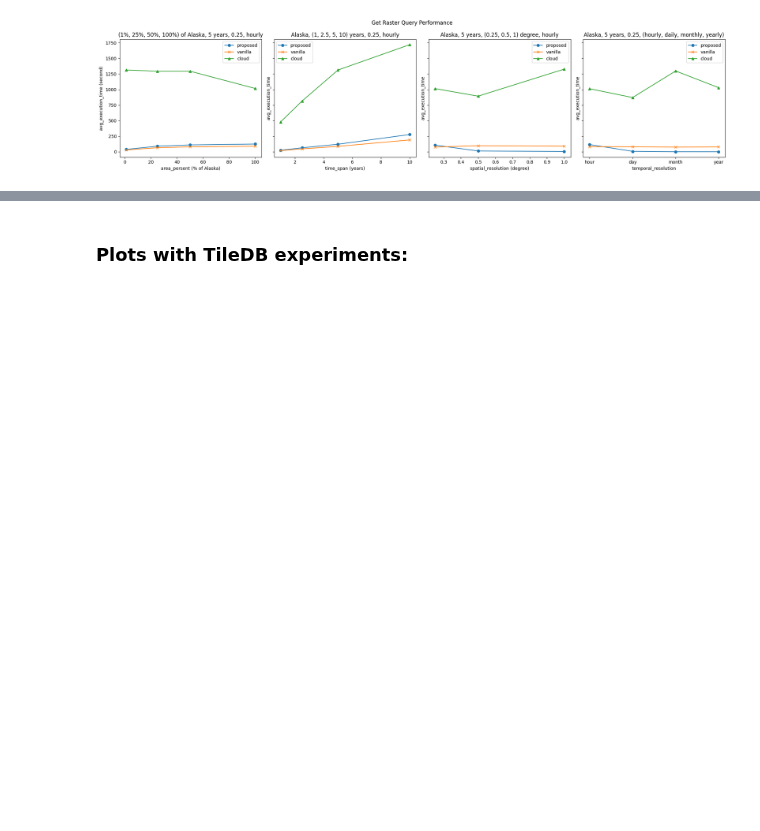
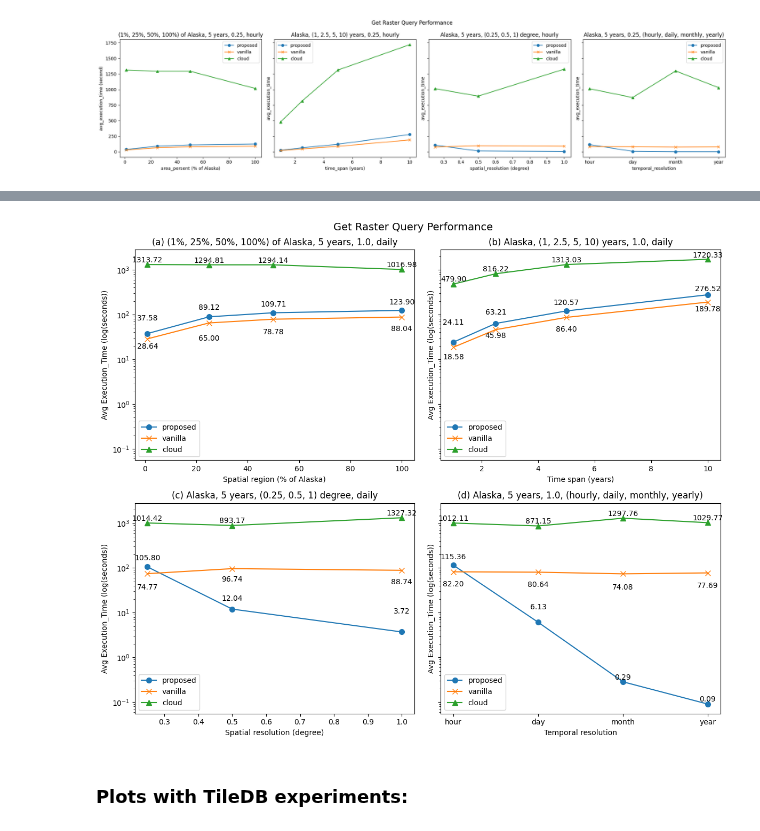
Before and after one commit to iharp3/experiment-kit, a Jupyter notebook: experiment/results/plot.ipynb, the cells around one changed output, grey strips where cells are left out. Drawn from its saved outputs; the diff is of its cells as text; code cells hidden in the pictures; blank space fills up the shorter version.

```diff
--- a/experiment/results/plot.ipynb
+++ b/experiment/results/plot.ipynb
@@ -130,3 +170,80 @@ plt.show()
+# %%
+# Log scale
+
+import matplotlib.pyplot as plt
+
+# Create a 2x2 subplot
+fig, axs = plt.subplots(2, 2, figsize=(12, 10), sharey=True)
+
+# Define subplot titles with subtitles (a, b, c, d)
+titles = [
+    "(a) (1%, 25%, 50%, 100%) of Alaska, 5 years, 1.0, daily",
+    "(b) Alaska, (1, 2.5, 5, 10) years, 1.0, daily",
+    "(c) Alaska, 5 years, (0.25, 0.5, 1) degree, daily",
+    "(d) Alaska, 5 years, 1.0, (hourly, daily, monthly, yearly)"
+]
+
+# Data categories and x labels
+categories = ["changing_area", "changing_time", "changing_spatial_res", "changing_temporal_res"]
+# x_labels = ["area_persent (% of Alaska)", "time_span (years)", "spatial_resolution (degree)", "temporal_resolution"]
+x_labels = ["Spatial region (% of Alaska)", "Time span (years)", "Spatial resolution (degree)", "Temporal resolution"]
+
+marker_size = 7
+fs = 10
+
+# Flatten axs array for easier indexing
+axs = axs.flatten()
+
+# Plot each category with correct x-axis values
+for i, (category, xlabel) in enumerate(zip(categories, x_labels)):
+    df_proposed_cat = df_proposed[df_proposed["category"] == category]
+    df_vanilla_cat = df_vanilla[df_vanilla["category"] == category]
+    df_cloud_cat = df_cloud[df_cloud["category"] == category]
+
+    if category == "changing_area":
+        x_col = "area_persent"
+    elif category == "changing_time":
+        x_col = "time_span"
+    elif category == "changing_spatial_res":
+        x_col = "spatial_resolution"
+    else:  # "changing_temporal_res"
+        x_col = "temporal_resolution"
+
+    axs[i].set_yscale("log")  # Set y-axis to logarithmic scale
+
+    for df, label, marker in zip([df_proposed_cat, df_vanilla_cat, df_cloud_cat],
+                                  ["proposed", "vanilla", "cloud"],
+                                  ["o", "x", "^"]):
+        axs[i].plot(df[x_col], df["avg_execution_time"], label=label, marker=marker, ms=marker_size)
+        if label == "cloud":
+            for x, y in zip(df[x_col], df["avg_execution_time"]):
+                axs[i].text(x, y+30, f"{y:.2f}", fontsize=fs, ha='center', va='bottom')  # Annotate points with execution time
+        elif label == "vanilla":
+            for x, y in zip(df[x_col], df["avg_execution_time"]):
+                if y < 50:
+                    axs[i].text(x, y-5, f"{y:.2f}", fontsize=fs, ha='center', va='top')
+                else:
+                    axs[i].text(x, y-30, f"{y:.2f}", fontsize =fs, ha='center', va='top')
+        else:
+            for x, y in zip(df[x_col], df["avg_execution_time"]):
+                if y < 1:
+                    axs[i].text(x, y+0.005, f"{y:.2f}", fontsize=fs, ha='center', va='bottom')
+                elif y < 20:
+                    axs[i].text(x, y+5, f"{y:.2f}", fontsize=fs, ha='center', va='bottom')
+                else:
+                    axs[i].text(x, y+30, f"{y:.2f}", fontsize=fs, ha='center', va='bottom')
+
+    axs[i].set_title(titles[i])
+    axs[i].set_xlabel(xlabel)
+    axs[i].set_ylabel("Avg Execution_Time (log(seconds))")
+    axs[i].legend()
+
+# Add figure title
+fig.suptitle("Get Raster Query Performance", fontsize=14)
+fig.tight_layout()
+plt.show()
+# %% [output]
+[figure, added]
 # %% [markdown]
 ### Plots with TileDB experiments:
 # %%
```
Also changed, not shown: parts of 14 cells of this notebook.
